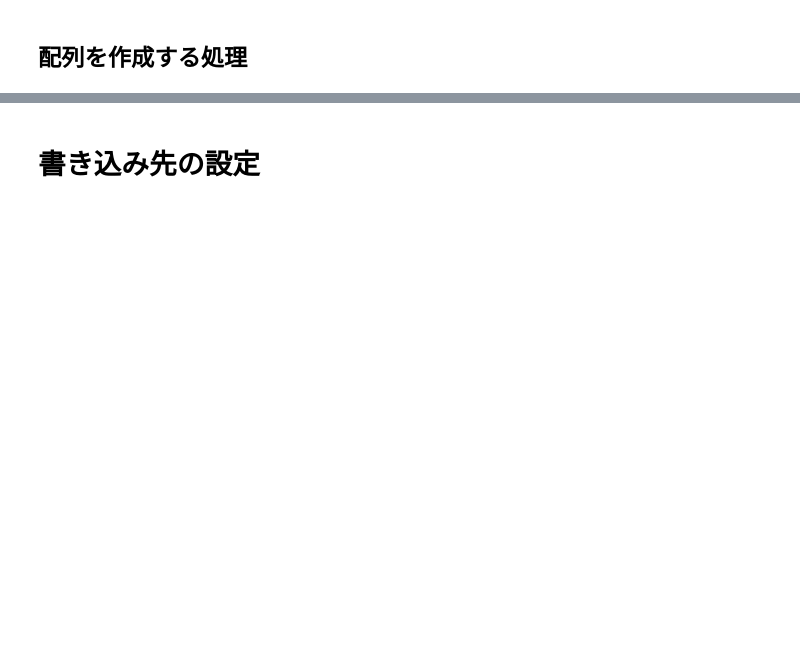
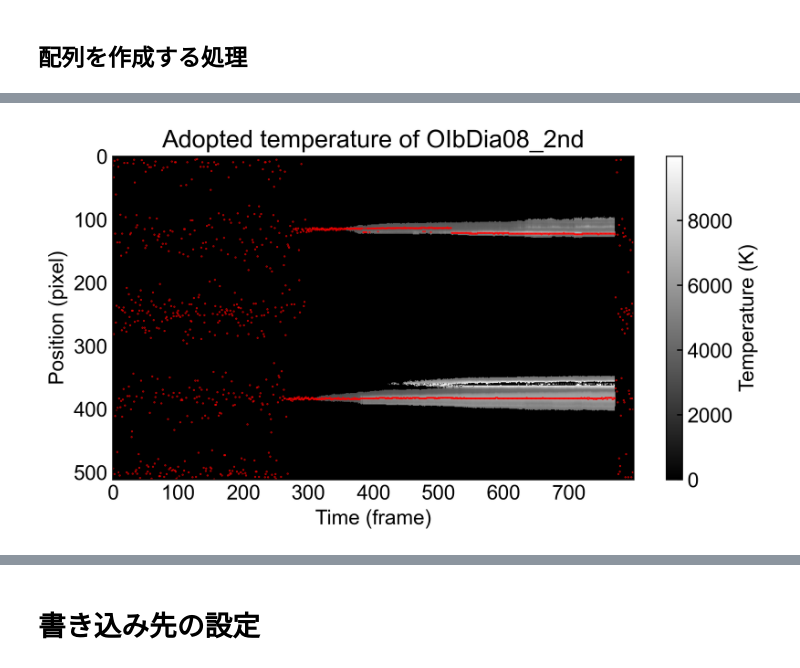
Before and after one commit to ishizawa2468/LAMBDA-Melting, a Jupyter notebook: notebooks/each-run/process-T/extract_measured_T_array.ipynb, the cells around one changed output, grey strips where cells are left out. Saved outputs shown, nothing was run; the diff lists cells and outputs as text; code cells hidden in the pictures; blank space fills up the shorter version.

```diff
--- a/notebooks/each-run/process-T/extract_measured_T_array.ipynb
+++ b/notebooks/each-run/process-T/extract_measured_T_array.ipynb
@@ -112,11 +136,17 @@ match adopted_stream:
 # %%
 # 露光強度をもとにした採用温度点
 plt.figure(figsize=(8, 4))
-plt.imshow(dist_array.T, cmap='gray')
-plt.colorbar()
-plt.scatter(frame_array, max_position_arr, c='red', s=0.1)
+plt.imshow(dist_array.T, cmap='gray', aspect='auto')
+plt.colorbar(label='Temperature (K)')
+plt.scatter(frame_array, up_max_position_arr, c='red', s=0.1)
+plt.scatter(frame_array, down_max_position_arr, c='red', s=0.1)
+plt.xlabel('Time (frame)')
+plt.ylabel('Position (pixel)')
 plt.title(f'Adopted temperature of {selected_run_setting['current_run']}')
+plt.savefig(os.path.join(selected_run_setting['save_root_path'], 'fig', 'T_adopted_position', selected_run_setting['current_run']+'.png'))
 plt.show()
 plt.close()
+# %% [output]
+[figure, added]
 # %%
 # 各フレームの最大位置に対応する温度値を取得
```
Also changed, not shown: parts of 15 cells of this notebook, 4 other files.
